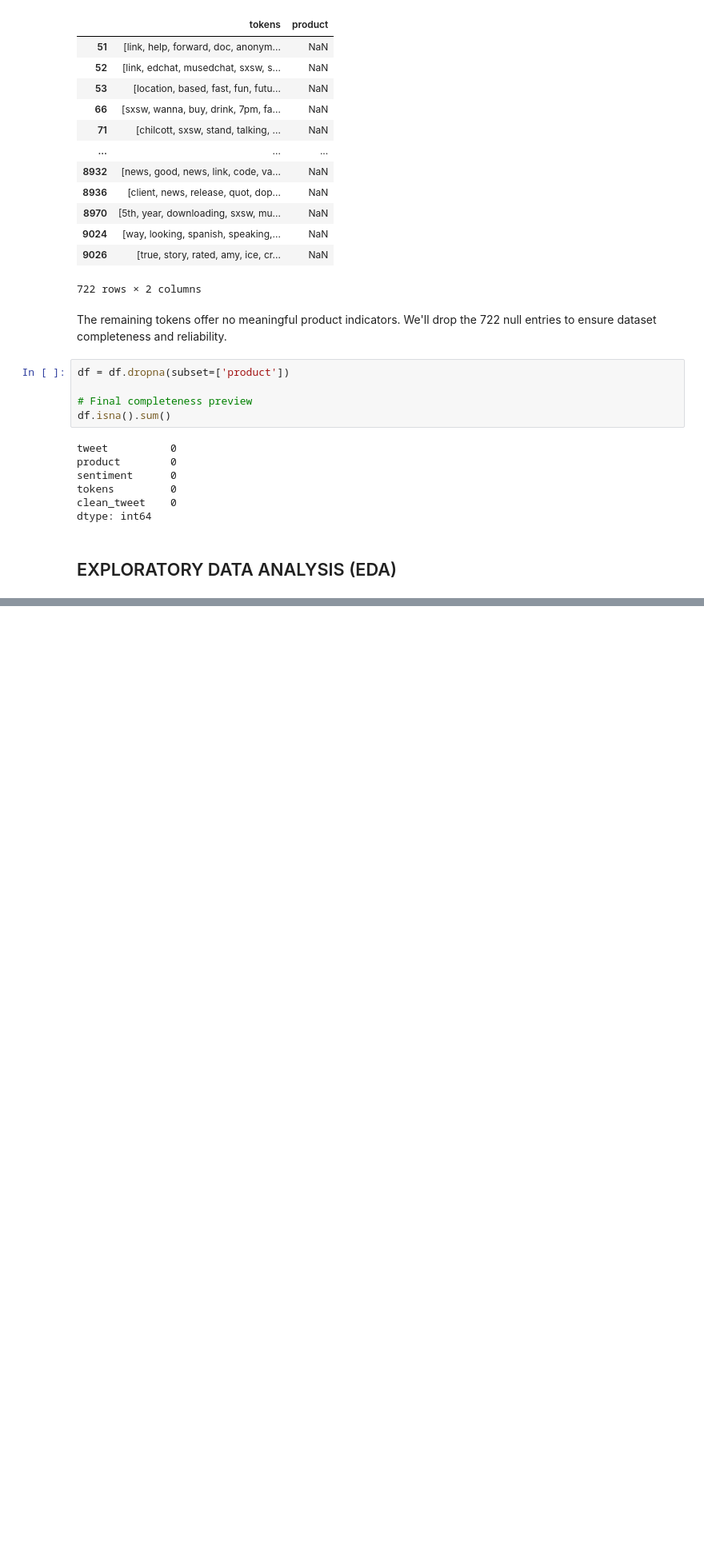
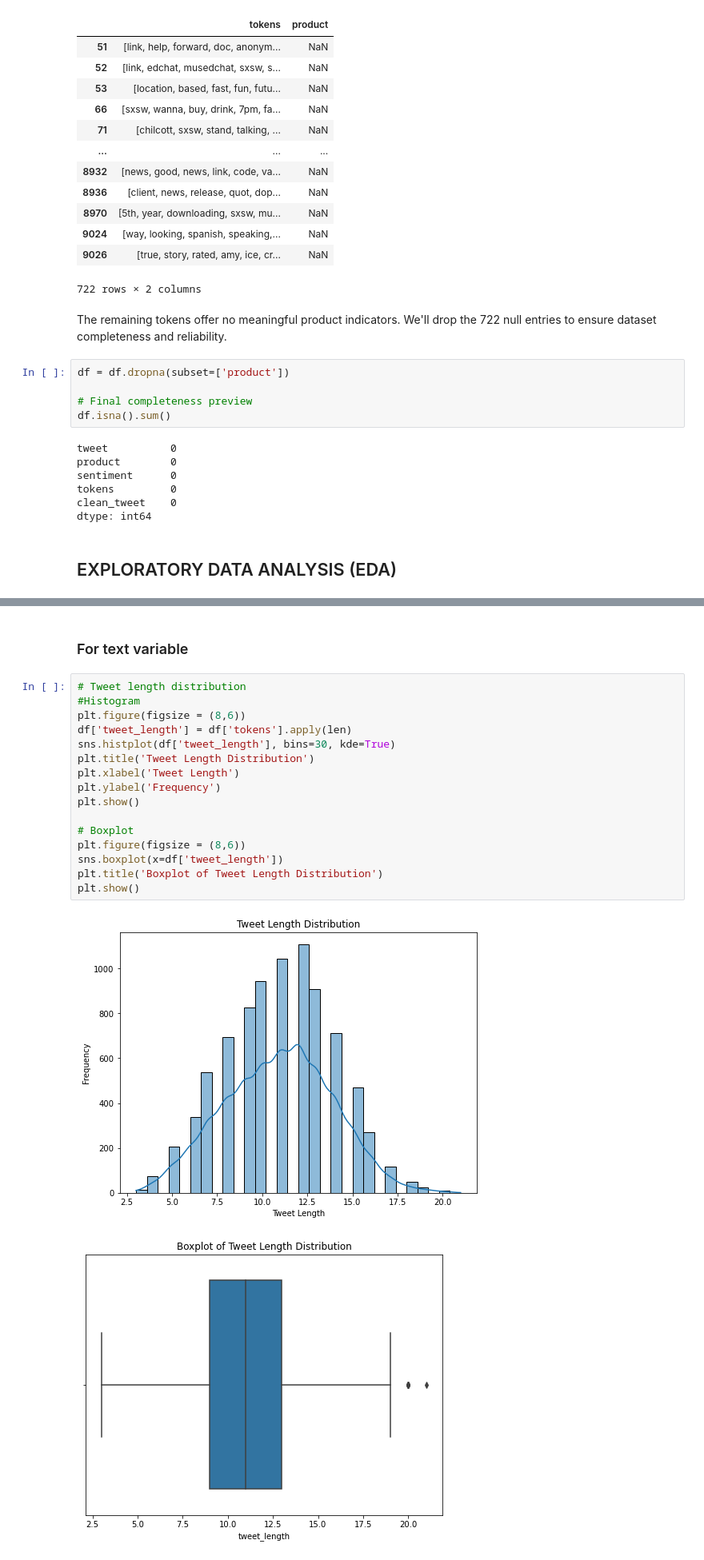
Before and after one commit to Vain-Guy/TechTones, a Jupyter notebook: techtones.ipynb, the cells around one changed output, grey strips where cells are left out. Shown at 80% size. Drawn from its saved outputs; the diff is of its cells as text; blank space fills up the shorter version.

```diff
--- a/techtones.ipynb
+++ b/techtones.ipynb
@@ -525,0 +562,21 @@ dtype: int64
+# %% [markdown]
+### For text variable
+# %%
+# Tweet length distribution
+#Histogram
+plt.figure(figsize = (8,6))
+df['tweet_length'] = df['tokens'].apply(len)
+sns.histplot(df['tweet_length'], bins=30, kde=True)
+plt.title('Tweet Length Distribution')
+plt.xlabel('Tweet Length')
+plt.ylabel('Frequency')
+plt.show()
+
+# Boxplot
+plt.figure(figsize = (8,6))
+sns.boxplot(x=df['tweet_length'])
+plt.title('Boxplot of Tweet Length Distribution')
+plt.show()
+# %% [output]
+[figure, added]
+[figure, added]
```
Also changed, not shown: parts of 24 cells of this notebook.
